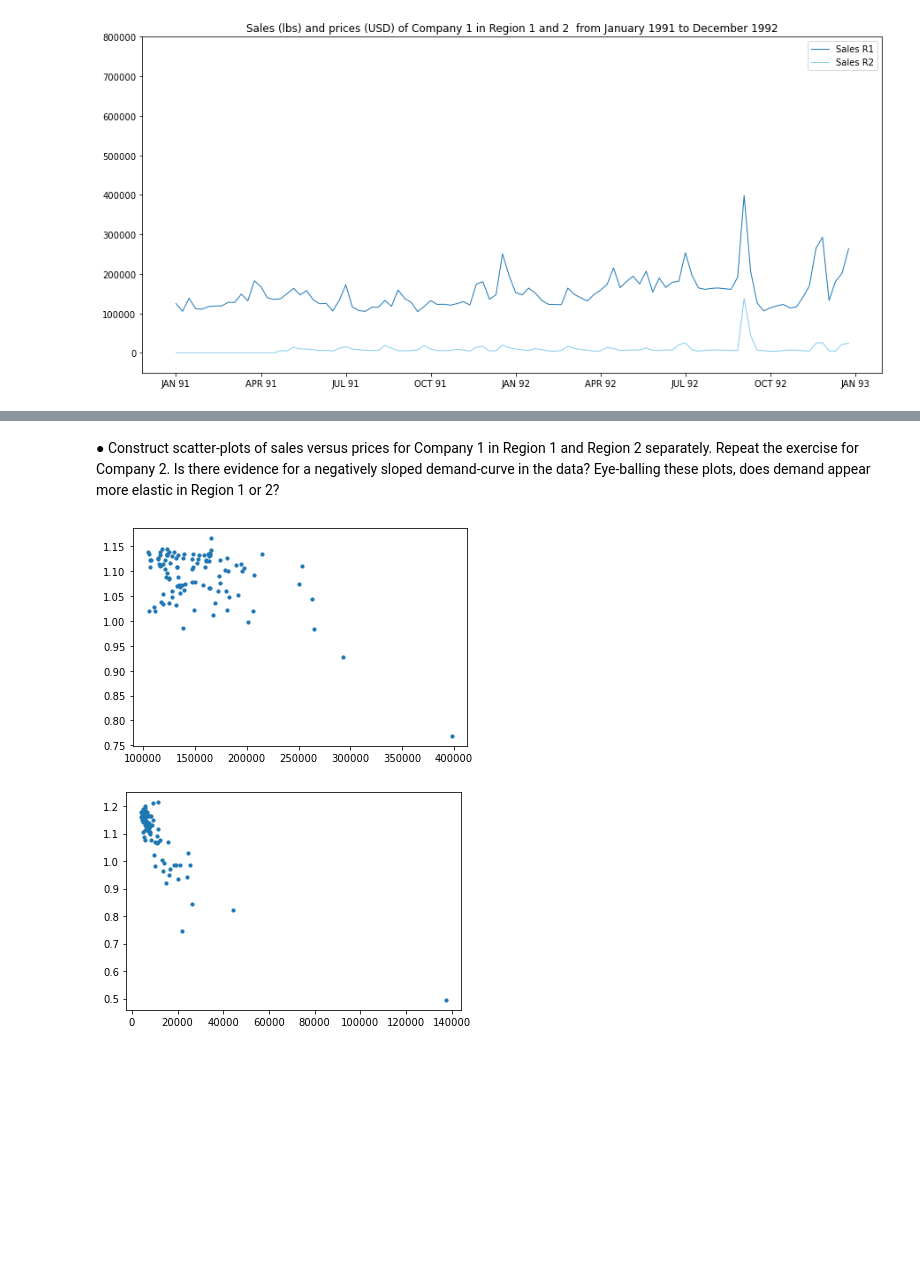
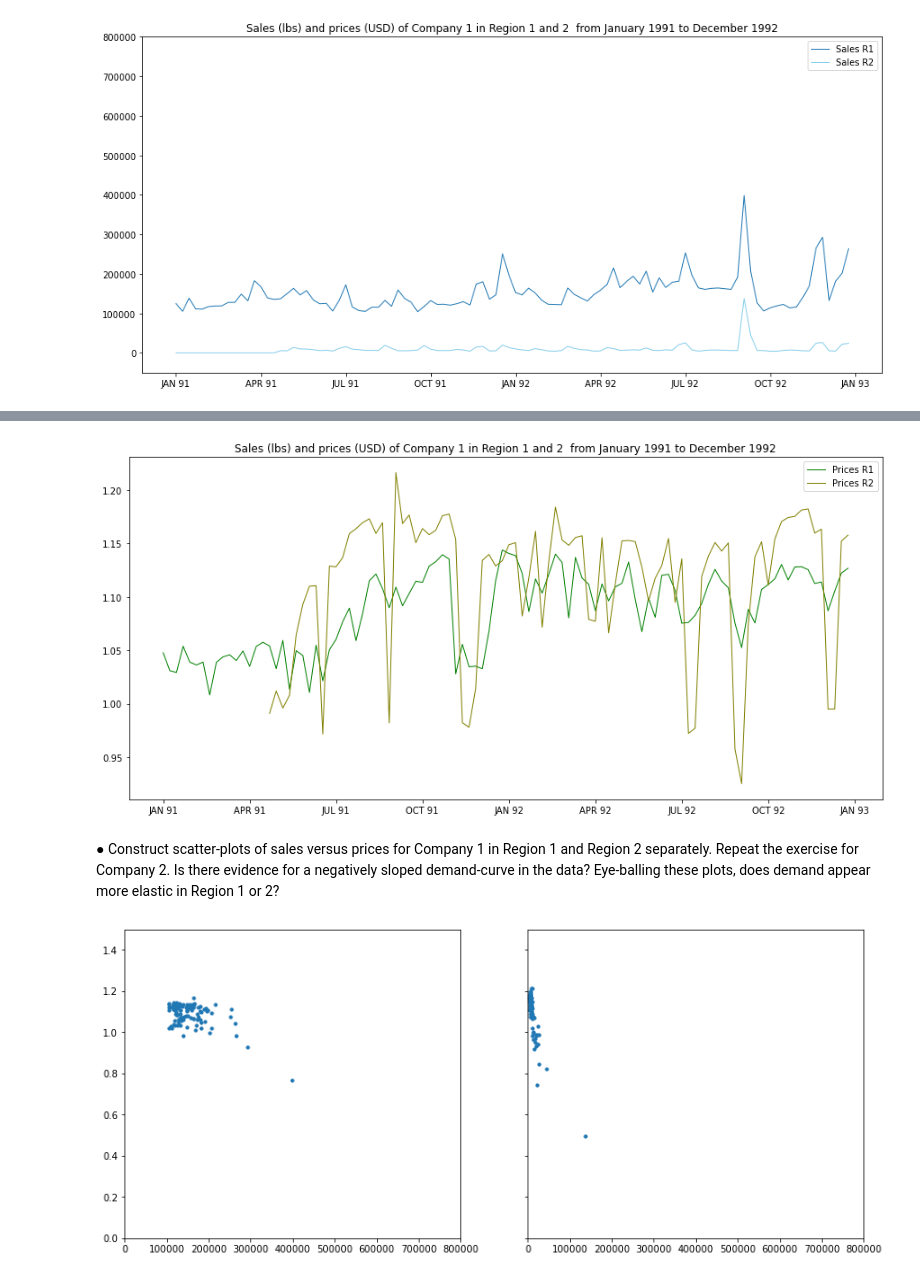
Before and after one commit to hinojosaad/Damavis-Challenge, a Jupyter notebook: Damavis Data Science Challenge Ex 2.ipynb, the cells around one changed output, grey strips where cells are left out. Saved outputs shown, nothing was run; the diff lists cells and outputs as text; code cells hidden in the pictures; blank space fills up the shorter version.

```diff
--- a/Damavis Data Science Challenge Ex 2.ipynb
+++ b/Damavis Data Science Challenge Ex 2.ipynb
@@ -120,3 +104,19 @@ plt.show()
+# %%
+plt.figure(figsize=(15,7))
+#plt.plot(reg1_comp1["Sales_U"],label="Sales R1",linestyle='--',linewidth=1)
+plt.plot(r1_c2["Price_USD"],label="Prices R1" , color ='green',linewidth=1)
+#plt.plot(reg2_comp1["Sales_U"],label="Sales R2", linewidth=1, linestyle='--',color = 'skyblue')
+plt.plot(r2_c2["Price_USD"],label="Prices R2",linewidth=1 , color ='olive')
+
+plt.xticks(ticks=[0,13,26,39,52,65,78,91,104],labels =["JAN 91","APR 91", "JUL 91","OCT 91","JAN 92","APR 92", "JUL 92","OCT 92","JAN 93"])
+plt.title("Sales (lbs) and prices (USD) of Company 1 in Region 1 and 2  from January 1991 to December 1992")
+
+plt.legend(loc="upper right")
+#plt.ylim([-50000, 800000])
+
+plt.show()
+# %% [output]
+[figure, added]
 # %% [markdown]
 ● Construct scatter-plots of sales versus prices for Company 1 in Region 1 and Region 2 separately. Repeat the exercise for Company 2. Is there evidence for a negatively sloped demand-curve in the data? Eye-balling these plots, does demand appear more elastic in Region 1 or 2?
 # %%
@@ -131,14 +131,13 @@ r1_c2.sort_values('Sales_U',ignore_index=True ,inplace =True)
 
 r2_c2.drop(columns="Date", inplace=True)
 r2_c2.sort_values('Sales_U',ignore_index=True ,inplace =True)
-# %%
-plt.scatter(r1_c1["Sales_U"],r1_c1["Price_USD"],s=10)
-plt.show()
-# %% [output]
-[figure, removed]
-# %%
-plt.scatter(r2_c1["Sales_U"],r2_c1["Price_USD"],s=10)
-plt.show()
-# %% [output]
-[figure, removed]
+# %%
+fig, (ax1, ax2) = plt.subplots(1, 2,figsize=(14,6),sharex=True ,sharey=True,)
+ax1.scatter(r1_c1["Sales_U"],r1_c1["Price_USD"],s=10)
+ax1.set_xlim(0,800000)
+ax1.set_ylim(0,1.5)
+ax2.scatter(r2_c1["Sales_U"],r2_c1["Price_USD"],s=10)
+plt.show()
+# %% [output]
+[figure, added]
 # %%
```
Also changed, not shown: parts of 12 cells of this notebook.
